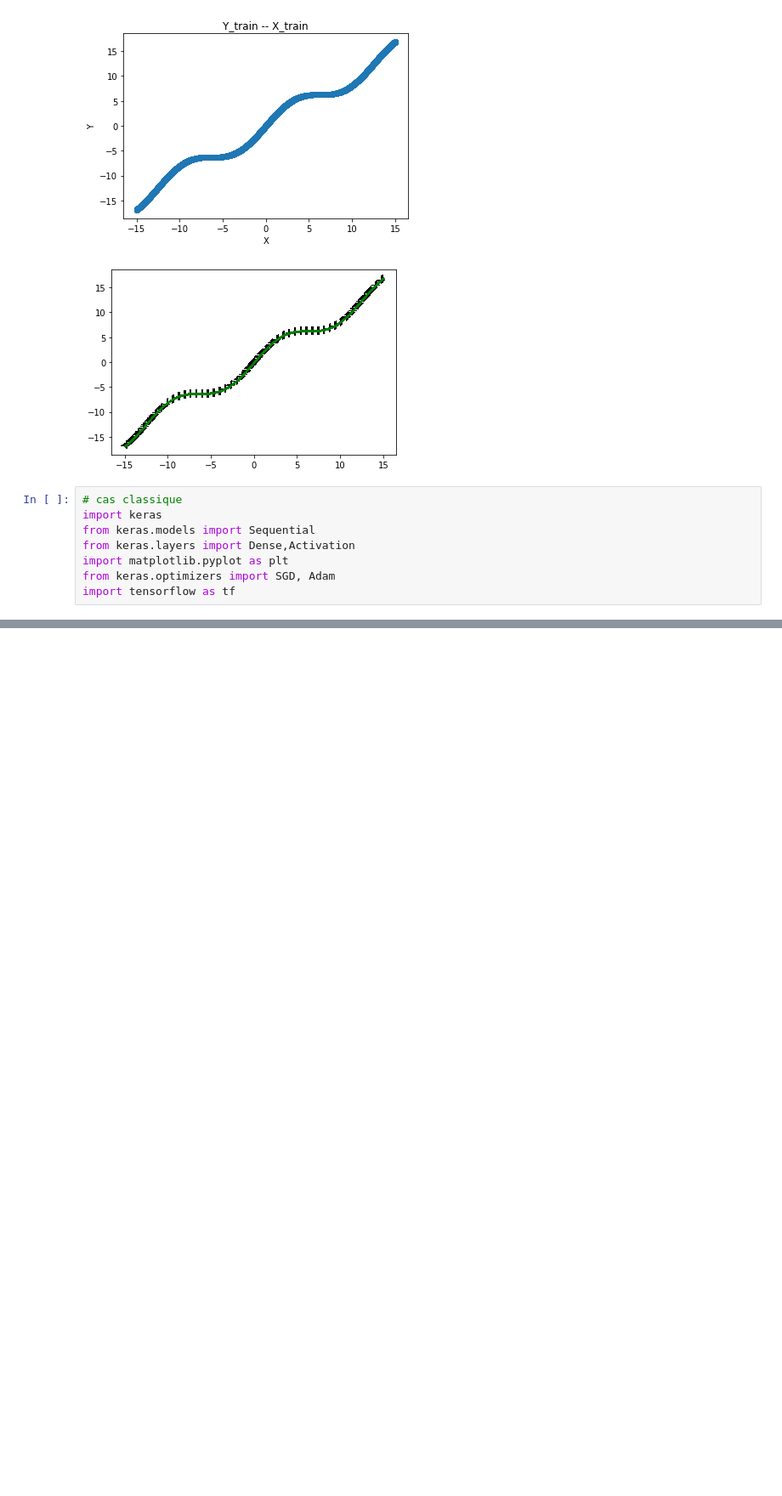
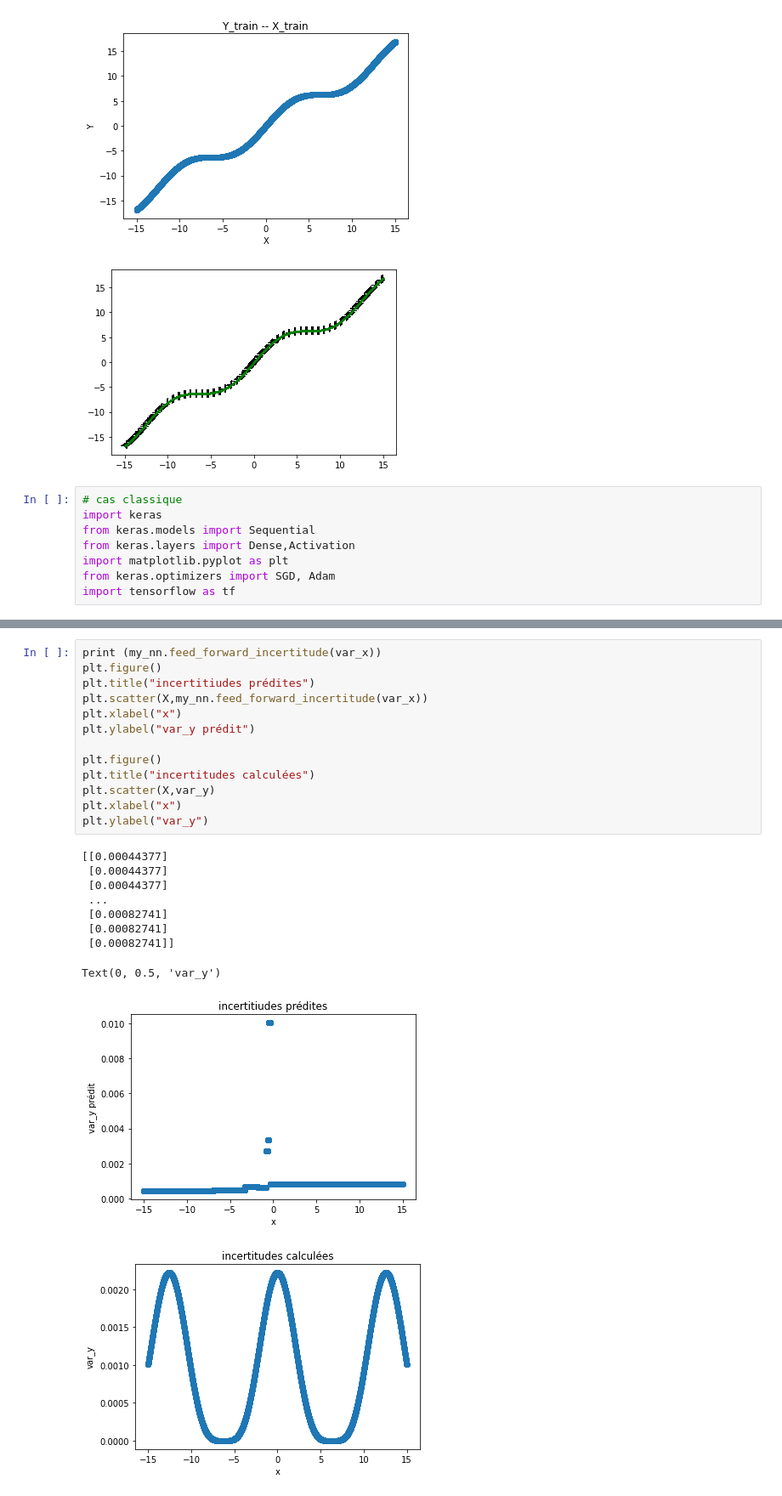
Before and after one commit to tengfeixia/RN_avec_des_incertitudes_propag-es, a Jupyter notebook: DNN_2_3_incertitudes_propagées_.ipynb, the cells around one changed output, grey strips where cells are left out. Shown at 85% size. Drawn from its saved outputs; the diff is of its cells as text; blank space fills up the shorter version.

```diff
--- a/DNN_2_3_incertitudes_propagées_.ipynb
+++ b/DNN_2_3_incertitudes_propagées_.ipynb
@@ -379,0 +380,24 @@ MSE: 7.670330046310537 30
+# %%
+print (my_nn.feed_forward_incertitude(var_x))
+plt.figure()
+plt.title("incertitiudes prédites")
+plt.scatter(X,my_nn.feed_forward_incertitude(var_x))
+plt.xlabel("x")
+plt.ylabel("var_y prédit")
+
+plt.figure()
+plt.title("incertitudes calculées")
+plt.scatter(X,var_y)
+plt.xlabel("x")
+plt.ylabel("var_y")
+# %% [output]
+[[0.00044377]
+ [0.00044377]
+ [0.00044377]
+ ...
+ [0.00082741]
+ [0.00082741]
+ [0.00082741]]
+Text(0, 0.5, 'var_y')
+[figure, added]
+[figure, added]
```
Also changed, not shown: parts of 3 cells of this notebook.
